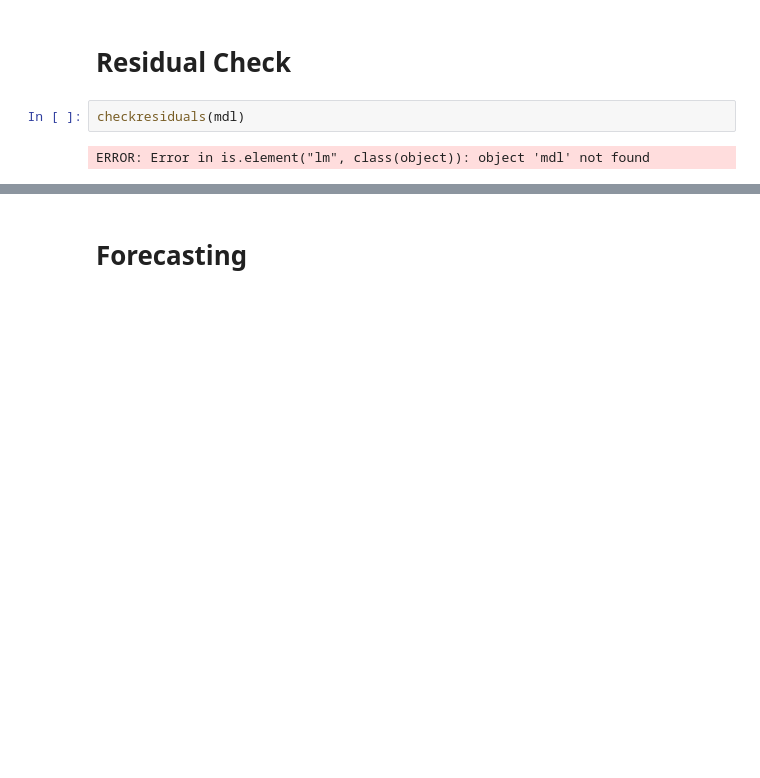
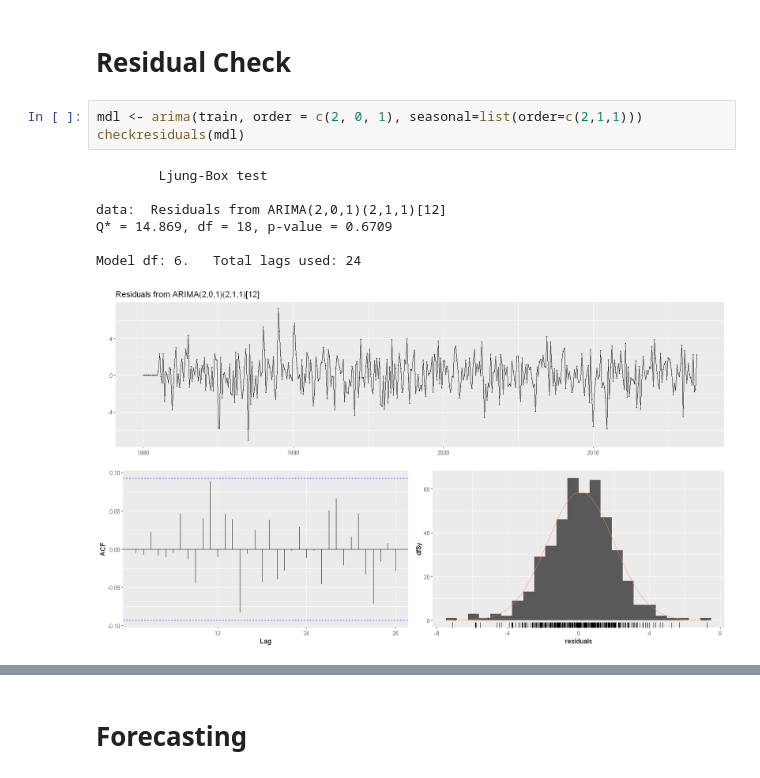
Before and after one commit to AndreasPalmgren/Sthlm-Temp-ARIMA, a Jupyter notebook: SthlmMeanTemperature.ipynb, the cells around one changed output, grey strips where cells are left out. Drawn from its saved outputs; the diff is of its cells as text; blank space fills up the shorter version.

```diff
--- a/SthlmMeanTemperature.ipynb
+++ b/SthlmMeanTemperature.ipynb
@@ -242,8 +226,15 @@ A data.frame: 6 × 7
 # %% [markdown]
 # Residual Check
 # %%
+mdl <- arima(train, order = c(2, 0, 1), seasonal=list(order=c(2,1,1)))
 checkresiduals(mdl)
 # %% [output]
-ERROR: Error in is.element("lm", class(object)): object 'mdl' not found
+        Ljung-Box test
+
+data:  Residuals from ARIMA(2,0,1)(2,1,1)[12]
+Q* = 14.869, df = 18, p-value = 0.6709
+
+Model df: 6.   Total lags used: 24
+[figure, added]
 # %%
 Box.test(mdl$residuals)
```
Also changed, not shown: parts of 23 cells of this notebook.
